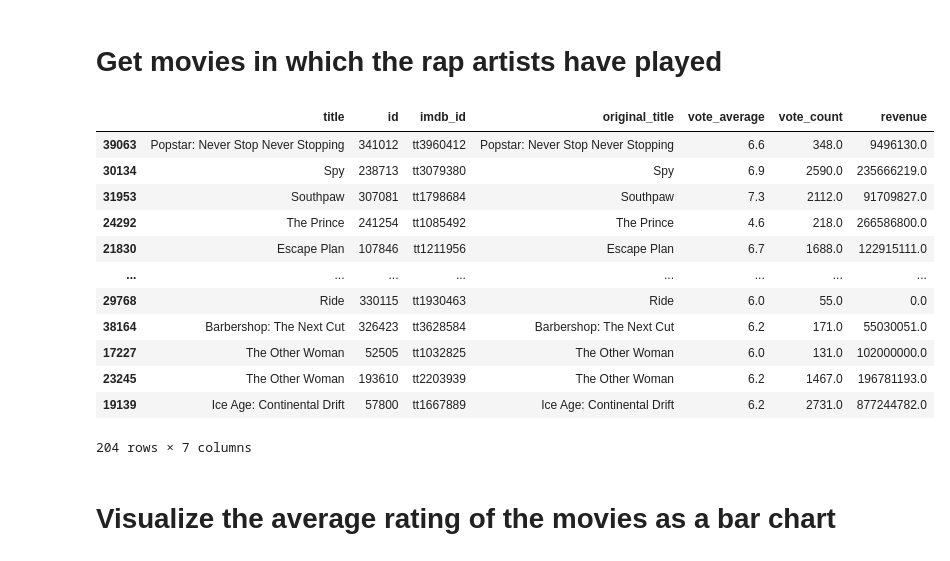
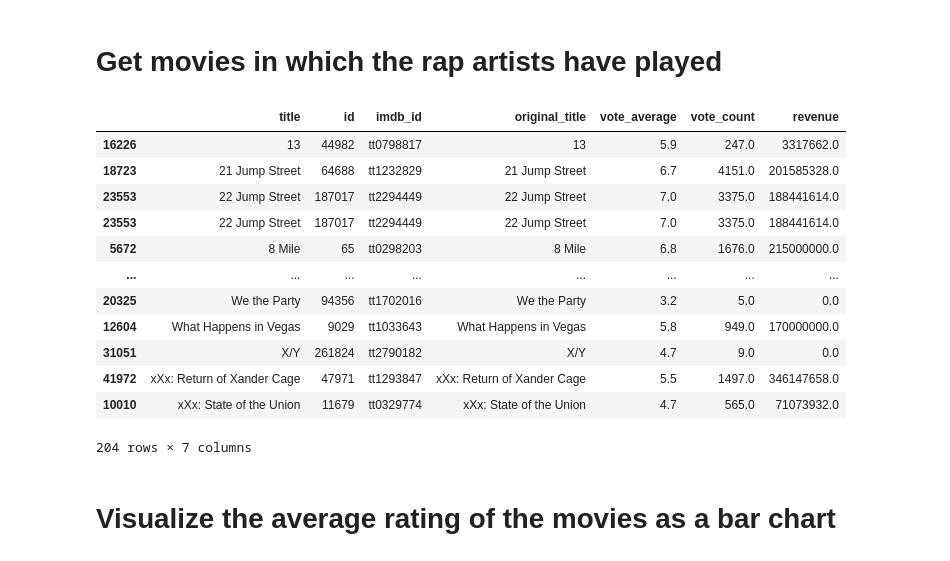
Before and after one commit to vuminhle1997/Lab_09_Semantics, a Jupyter notebook: main.ipynb, the cells around one changed output. Drawn from its saved outputs; the diff is of its cells as text; code cells hidden in the pictures.

```diff
--- a/main.ipynb
+++ b/main.ipynb
@@ -167,26 +166,27 @@ Name: rating, Length: 171495, dtype: float64
 # %%
 movies = pandas.DataFrame()
 
 for data in overlappingData:
     for movie in data['films']:
         m = moviesData[moviesData['title'] == movie]
         if m.empty is False and m['title'] is not None:
             movies = pandas.concat([movies, m])
 
+movies = movies.sort_values('title')
 movies
 # %% [output]
 |  | title | id | imdb_id | original_title | vote_average | vote_count | revenue |
-| 39063 | Popstar: Never Stop Never Stopping | 341012 | tt3960412 | Popstar: Never Stop Never Stopping | 6.6 | 348.0 | 9496130.0 |
-| 30134 | Spy | 238713 | tt3079380 | Spy | 6.9 | 2590.0 | 235666219.0 |
-| 31953 | Southpaw | 307081 | tt1798684 | Southpaw | 7.3 | 2112.0 | 91709827.0 |
-| 24292 | The Prince | 241254 | tt1085492 | The Prince | 4.6 | 218.0 | 266586800.0 |
-| 21830 | Escape Plan | 107846 | tt1211956 | Escape Plan | 6.7 | 1688.0 | 122915111.0 |
+| 16226 | 13 | 44982 | tt0798817 | 13 | 5.9 | 247.0 | 3317662.0 |
+| 18723 | 21 Jump Street | 64688 | tt1232829 | 21 Jump Street | 6.7 | 4151.0 | 201585328.0 |
+| 23553 | 22 Jump Street | 187017 | tt2294449 | 22 Jump Street | 7.0 | 3375.0 | 188441614.0 |
+| 23553 | 22 Jump Street | 187017 | tt2294449 | 22 Jump Street | 7.0 | 3375.0 | 188441614.0 |
+| 5672 | 8 Mile | 65 | tt0298203 | 8 Mile | 6.8 | 1676.0 | 215000000.0 |
 | ... | ... | ... | ... | ... | ... | ... | ... |
-| 29768 | Ride | 330115 | tt1930463 | Ride | 6.0 | 55.0 | 0.0 |
-| 38164 | Barbershop: The Next Cut | 326423 | tt3628584 | Barbershop: The Next Cut | 6.2 | 171.0 | 55030051.0 |
-| 17227 | The Other Woman | 52505 | tt1032825 | The Other Woman | 6.0 | 131.0 | 102000000.0 |
-| 23245 | The Other Woman | 193610 | tt2203939 | The Other Woman | 6.2 | 1467.0 | 196781193.0 |
-| 19139 | Ice Age: Continental Drift | 57800 | tt1667889 | Ice Age: Continental Drift | 6.2 | 2731.0 | 877244782.0 |
+| 20325 | We the Party | 94356 | tt1702016 | We the Party | 3.2 | 5.0 | 0.0 |
+| 12604 | What Happens in Vegas | 9029 | tt1033643 | What Happens in Vegas | 5.8 | 949.0 | 170000000.0 |
+| 31051 | X/Y | 261824 | tt2790182 | X/Y | 4.7 | 9.0 | 0.0 |
+| 41972 | xXx: Return of Xander Cage | 47971 | tt1293847 | xXx: Return of Xander Cage | 5.5 | 1497.0 | 346147658.0 |
+| 10010 | xXx: State of the Union | 11679 | tt0329774 | xXx: State of the Union | 4.7 | 565.0 | 71073932.0 |
 204 rows × 7 columns
 # %% [markdown]
 # Visualize the average rating of the movies as a bar chart
```
Also changed, not shown: parts of 3 cells of this notebook.
